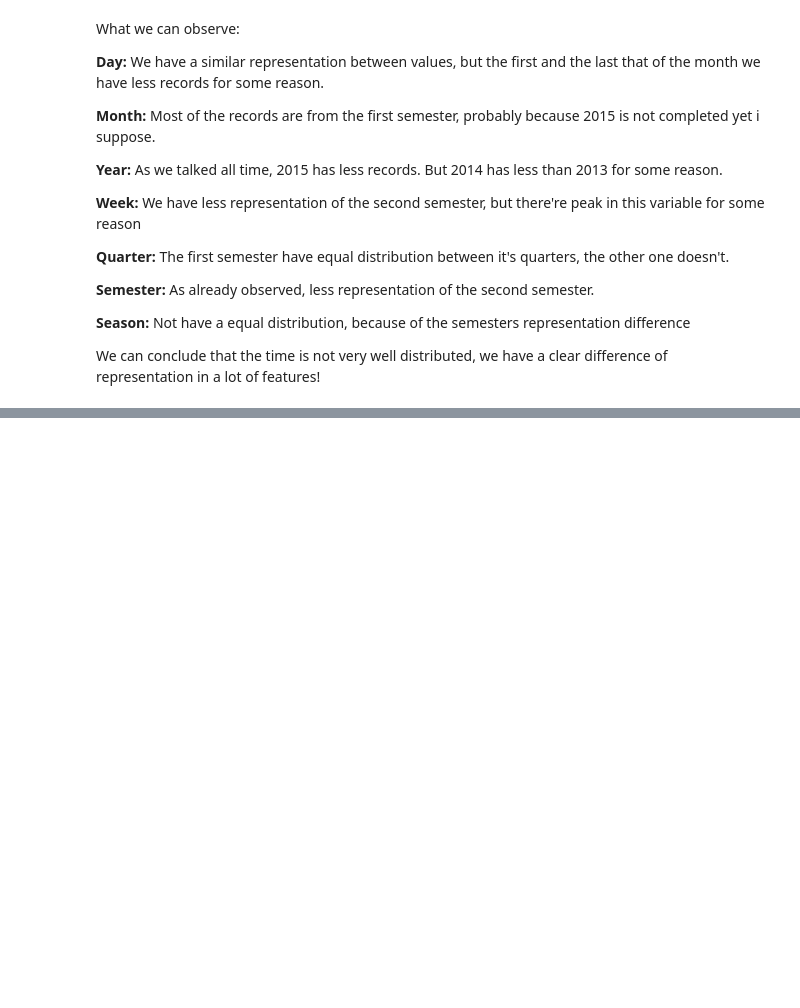
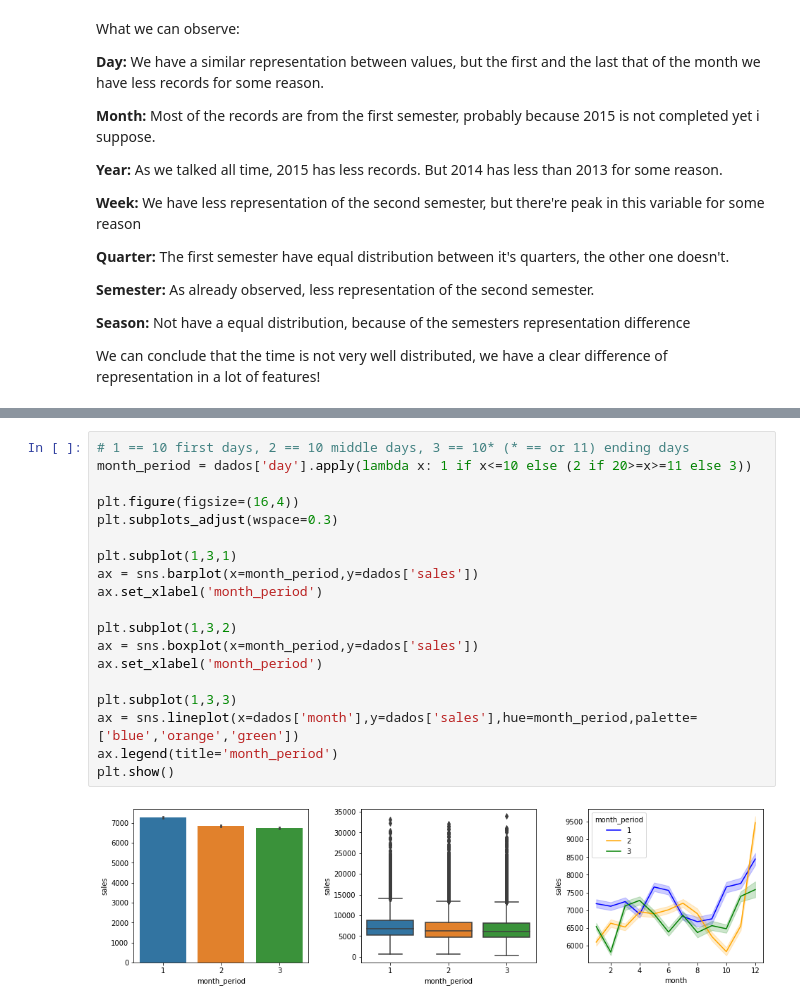
Before and after one commit to raposofrct/Sales-Prediction, a Jupyter notebook: notebook.ipynb, the cells around one changed output, grey strips where cells are left out. Saved outputs shown, nothing was run; the diff lists cells and outputs as text; blank space fills up the shorter version.

```diff
--- a/notebook.ipynb
+++ b/notebook.ipynb
@@ -773,0 +789,21 @@ We can conclude that the time is not very well distributed, we have a clear diff
+# %%
+# 1 == 10 first days, 2 == 10 middle days, 3 == 10* (* == or 11) ending days
+month_period = dados['day'].apply(lambda x: 1 if x<=10 else (2 if 20>=x>=11 else 3))
+
+plt.figure(figsize=(16,4))
+plt.subplots_adjust(wspace=0.3)
+
+plt.subplot(1,3,1)
+ax = sns.barplot(x=month_period,y=dados['sales'])
+ax.set_xlabel('month_period')
+
+plt.subplot(1,3,2)
+ax = sns.boxplot(x=month_period,y=dados['sales'])
+ax.set_xlabel('month_period')
+
+plt.subplot(1,3,3)
+ax = sns.lineplot(x=dados['month'],y=dados['sales'],hue=month_period,palette=['blue','orange','green'])
+ax.legend(title='month_period')
+plt.show()
+# %% [output]
+[figure, added]
```
Also changed, not shown: parts of 25 cells of this notebook.
